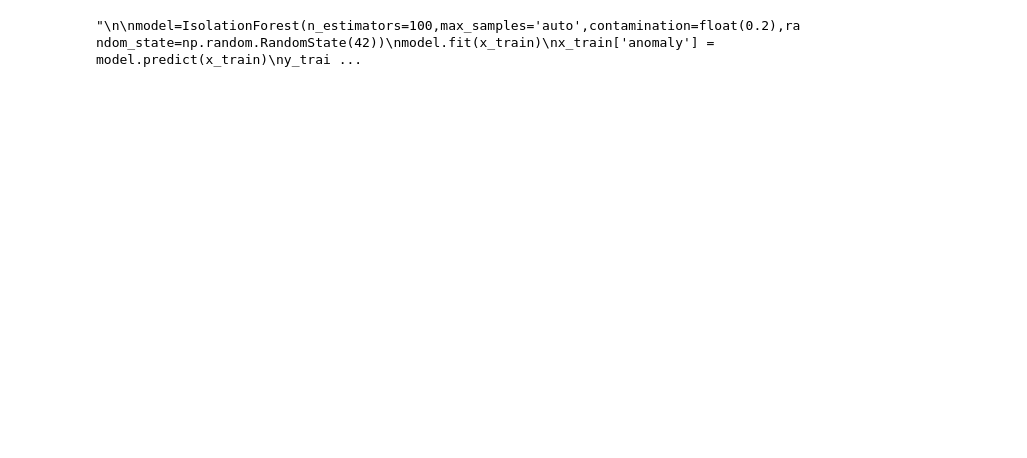
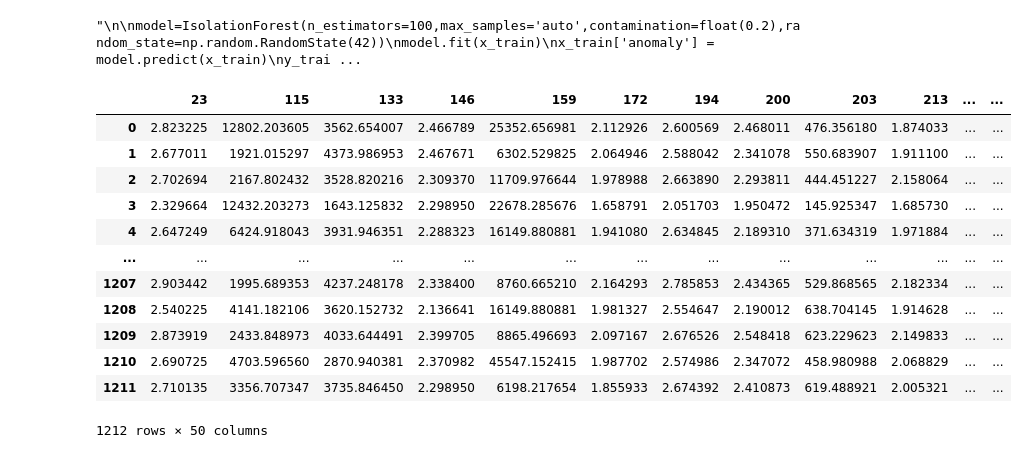
Before and after one commit to FraGirla/ETH_AML_projects_2022, a Jupyter notebook: task_1/preprocessing.ipynb, the cells around one changed output. Saved outputs shown, nothing was run; the diff lists cells and outputs as text; code cells hidden in the pictures; blank space fills up the shorter version.

```diff
--- a/task_1/preprocessing.ipynb
+++ b/task_1/preprocessing.ipynb
@@ -79,0 +84,22 @@ x_train_tmp = selector.fit_transform(X,y)
+# %%
+# selector = VarianceThreshold()
+# x_train_tmp = selector.fit_transform(X,y)
+selector = SelectKBest(f_regression, k=50)
+selector.fit(X, y)
+cols = selector.get_support(indices=True)
+dataset_selected_x = X.iloc[:,cols]
+dataset_selected_x
+# %% [output]
+|  | 23 | 115 | 133 | 146 | 159 | 172 | 194 | 200 | 203 | 213 | ... | ... |
+| 0 | 2.823225 | 12802.203605 | 3562.654007 | 2.466789 | 25352.656981 | 2.112926 | 2.600569 | 2.468011 | 476.356180 | 1.874033 | ... | ... |
+| 1 | 2.677011 | 1921.015297 | 4373.986953 | 2.467671 | 6302.529825 | 2.064946 | 2.588042 | 2.341078 | 550.683907 | 1.911100 | ... | ... |
+| 2 | 2.702694 | 2167.802432 | 3528.820216 | 2.309370 | 11709.976644 | 1.978988 | 2.663890 | 2.293811 | 444.451227 | 2.158064 | ... | ... |
+| 3 | 2.329664 | 12432.203273 | 1643.125832 | 2.298950 | 22678.285676 | 1.658791 | 2.051703 | 1.950472 | 145.925347 | 1.685730 | ... | ... |
+| 4 | 2.647249 | 6424.918043 | 3931.946351 | 2.288323 | 16149.880881 | 1.941080 | 2.634845 | 2.189310 | 371.634319 | 1.971884 | ... | ... |
+| ... | ... | ... | ... | ... | ... | ... | ... | ... | ... | ... | ... | ... |
+| 1207 | 2.903442 | 1995.689353 | 4237.248178 | 2.338400 | 8760.665210 | 2.164293 | 2.785853 | 2.434365 | 529.868565 | 2.182334 | ... | ... |
+| 1208 | 2.540225 | 4141.182106 | 3620.152732 | 2.136641 | 16149.880881 | 1.981327 | 2.554647 | 2.190012 | 638.704145 | 1.914628 | ... | ... |
+| 1209 | 2.873919 | 2433.848973 | 4033.644491 | 2.399705 | 8865.496693 | 2.097167 | 2.676526 | 2.548418 | 623.229623 | 2.149833 | ... | ... |
+| 1210 | 2.690725 | 4703.596560 | 2870.940381 | 2.370982 | 45547.152415 | 1.987702 | 2.574986 | 2.347072 | 458.980988 | 2.068829 | ... | ... |
+| 1211 | 2.710135 | 3356.707347 | 3735.846450 | 2.298950 | 6198.217654 | 1.855933 | 2.674392 | 2.410873 | 619.488921 | 2.005321 | ... | ... |
+1212 rows × 50 columns
```
Also changed, not shown: parts of 12 cells of this notebook, 1 other file.
